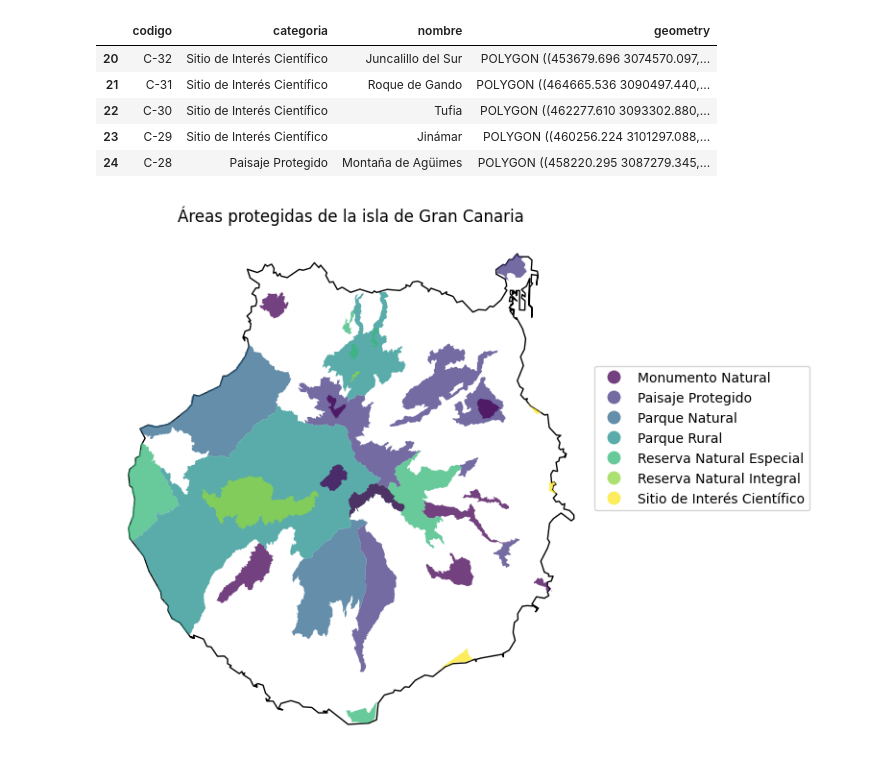
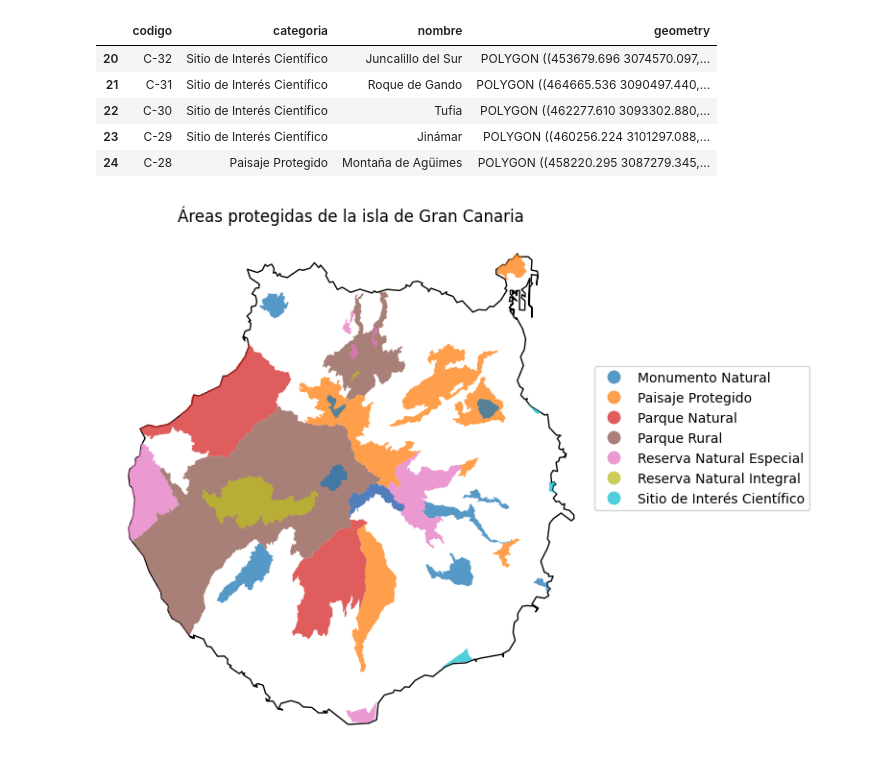
Before and after one commit to Juankkar/QGIS_IDECanarias_data, a Jupyter notebook: src/geopandas.ipynb, the cells around one changed output. Drawn from its saved outputs; the diff is of its cells as text; code cells hidden in the pictures.

```diff
--- a/src/geopandas.ipynb
+++ b/src/geopandas.ipynb
@@ -49,12 +49,12 @@ eennp_pgran_canaria.head()
 # %%
 fig, ax = plt.subplots(1, 1, figsize=(7, 7))
 
 gran_canaria_isla.plot(ax=ax, facecolor='white', edgecolor="black")
-plot = eennp_pgran_canaria.plot(column='categoria', legend=True, ax=ax, cmap='viridis', alpha = .75)
+plot = eennp_pgran_canaria.plot(column='categoria', legend=True, ax=ax,  alpha = .75)
 # Set axis labels and title
 ax.set_title('Áreas protegidas de la isla de Gran Canaria')
 leg = plot.get_legend()
 leg.set_bbox_to_anchor((1.45, 0.75))
 ax.set_axis_off()
 # %% [output]
-[figure, old version]
+[figure, new version]
```
